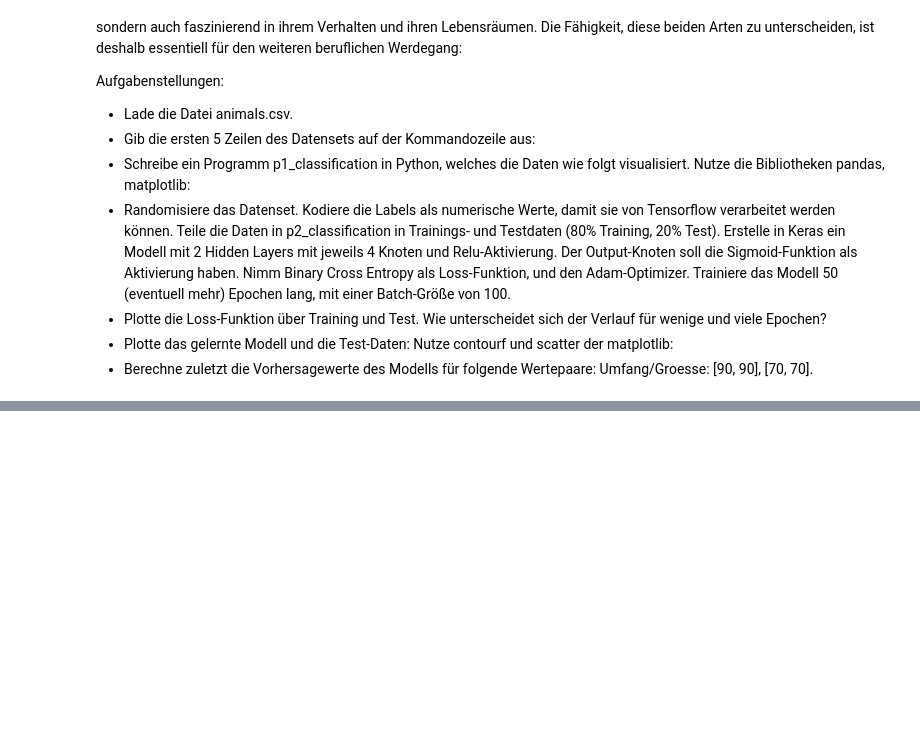
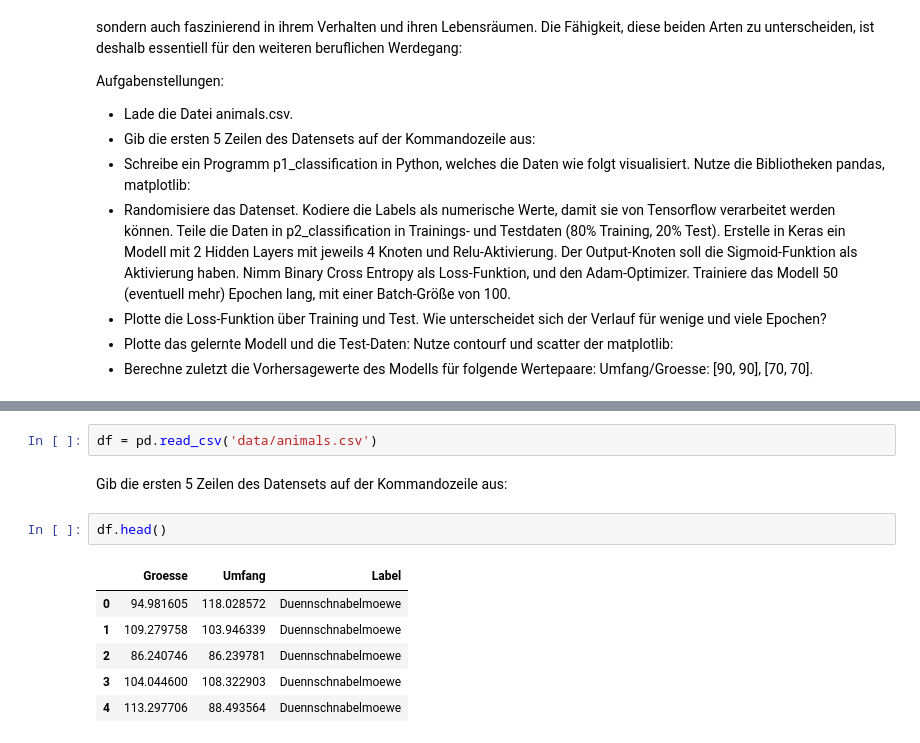
Before and after one commit to jannikseus/umwelttechnik, a Jupyter notebook: moewen_und_schafe.ipynb, the cells around one changed output, grey strips where cells are left out. Drawn from its saved outputs; the diff is of its cells as text; blank space fills up the shorter version.

```diff
--- a/moewen_und_schafe.ipynb
+++ b/moewen_und_schafe.ipynb
@@ -13,0 +25,13 @@ Aufgabenstellungen:
+# %%
+df = pd.read_csv('data/animals.csv')
+# %% [markdown]
+Gib die ersten 5 Zeilen des Datensets auf der Kommandozeile aus:
+# %%
+df.head()
+# %% [output]
+|  | Groesse | Umfang | Label |
+| 0 | 94.981605 | 118.028572 | Duennschnabelmoewe |
+| 1 | 109.279758 | 103.946339 | Duennschnabelmoewe |
+| 2 | 86.240746 | 86.239781 | Duennschnabelmoewe |
+| 3 | 104.044600 | 108.322903 | Duennschnabelmoewe |
+| 4 | 113.297706 | 88.493564 | Duennschnabelmoewe |
```
Also changed, not shown: parts of 7 cells of this notebook, 1 other file.
